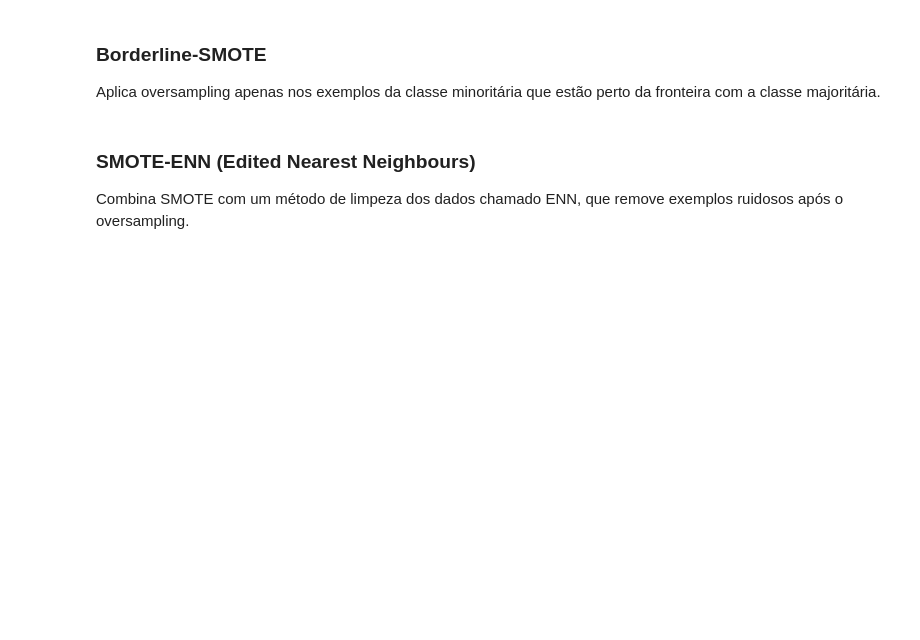
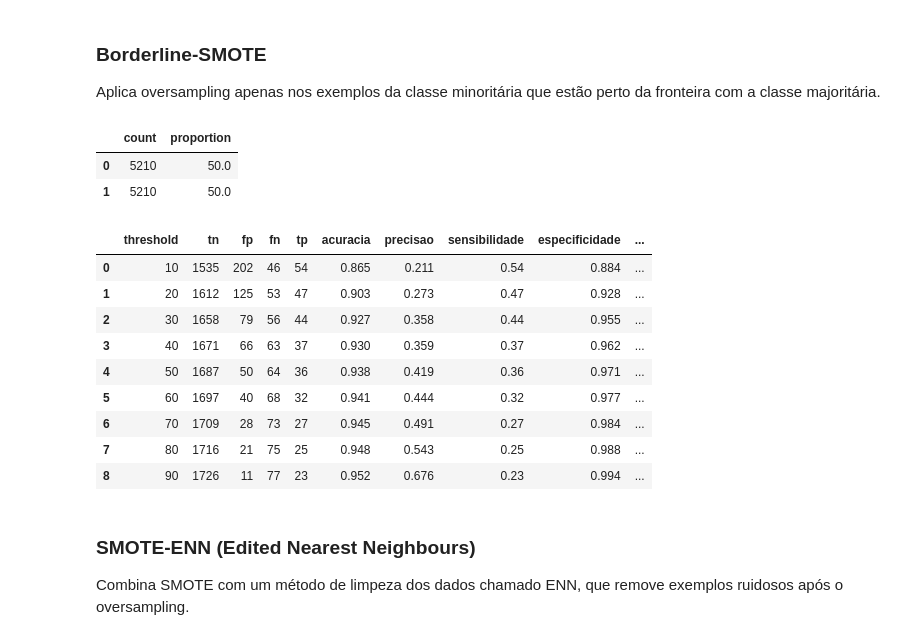
Before and after one commit to GabrielGabes/Machine-Learning-Preditivo, a Jupyter notebook: B2 - Balanceamento.ipynb, the cells around one changed output. Cells and saved outputs as stored; diff of their text form; code cells hidden in the pictures; blank space fills up the shorter version.

```diff
--- a/B2 - Balanceamento.ipynb
+++ b/B2 - Balanceamento.ipynb
@@ -225,8 +324,23 @@ Aplica oversampling apenas nos exemplos da classe minoritária que estão perto
 # %%
 # Borderline-SMOTE
 from imblearn.over_sampling import BorderlineSMOTE
 borderline_smote = BorderlineSMOTE()
 x_treino_balanceado, y_treino_balanceado = borderline_smote.fit_resample(x_treino, y_treino)
+teste_balanceamento(x_treino_balanceado, y_treino_balanceado)
+# %% [output]
+|  | count | proportion |
+| 0 | 5210 | 50.0 |
+| 1 | 5210 | 50.0 |
+|  | threshold | tn | fp | fn | tp | acuracia | precisao | sensibilidade | especificidade | ... |
+| 0 | 10 | 1535 | 202 | 46 | 54 | 0.865 | 0.211 | 0.54 | 0.884 | ... |
+| 1 | 20 | 1612 | 125 | 53 | 47 | 0.903 | 0.273 | 0.47 | 0.928 | ... |
+| 2 | 30 | 1658 | 79 | 56 | 44 | 0.927 | 0.358 | 0.44 | 0.955 | ... |
+| 3 | 40 | 1671 | 66 | 63 | 37 | 0.930 | 0.359 | 0.37 | 0.962 | ... |
+| 4 | 50 | 1687 | 50 | 64 | 36 | 0.938 | 0.419 | 0.36 | 0.971 | ... |
+| 5 | 60 | 1697 | 40 | 68 | 32 | 0.941 | 0.444 | 0.32 | 0.977 | ... |
+| 6 | 70 | 1709 | 28 | 73 | 27 | 0.945 | 0.491 | 0.27 | 0.984 | ... |
+| 7 | 80 | 1716 | 21 | 75 | 25 | 0.948 | 0.543 | 0.25 | 0.988 | ... |
+| 8 | 90 | 1726 | 11 | 77 | 23 | 0.952 | 0.676 | 0.23 | 0.994 | ... |
 # %% [markdown]
 ### SMOTE-ENN (Edited Nearest Neighbours)
 Combina SMOTE com um método de limpeza dos dados chamado ENN, que remove exemplos ruidosos após o oversampling.
```
Also changed, not shown: parts of 31 cells of this notebook, 1 other file.
